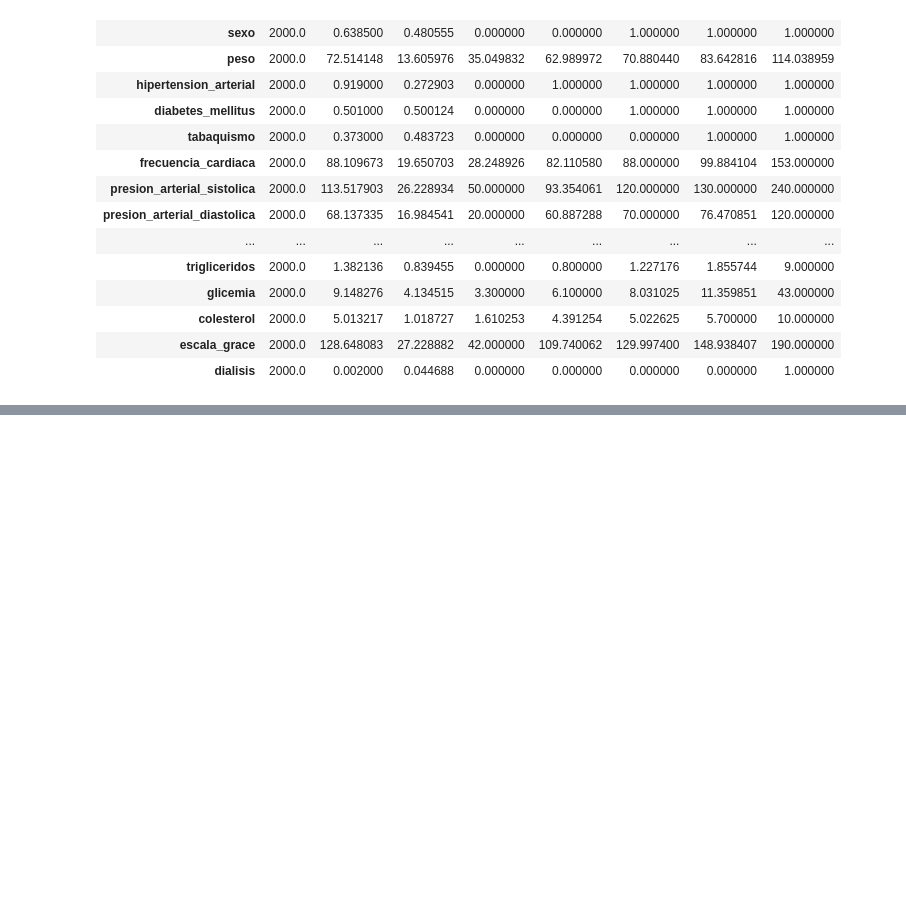
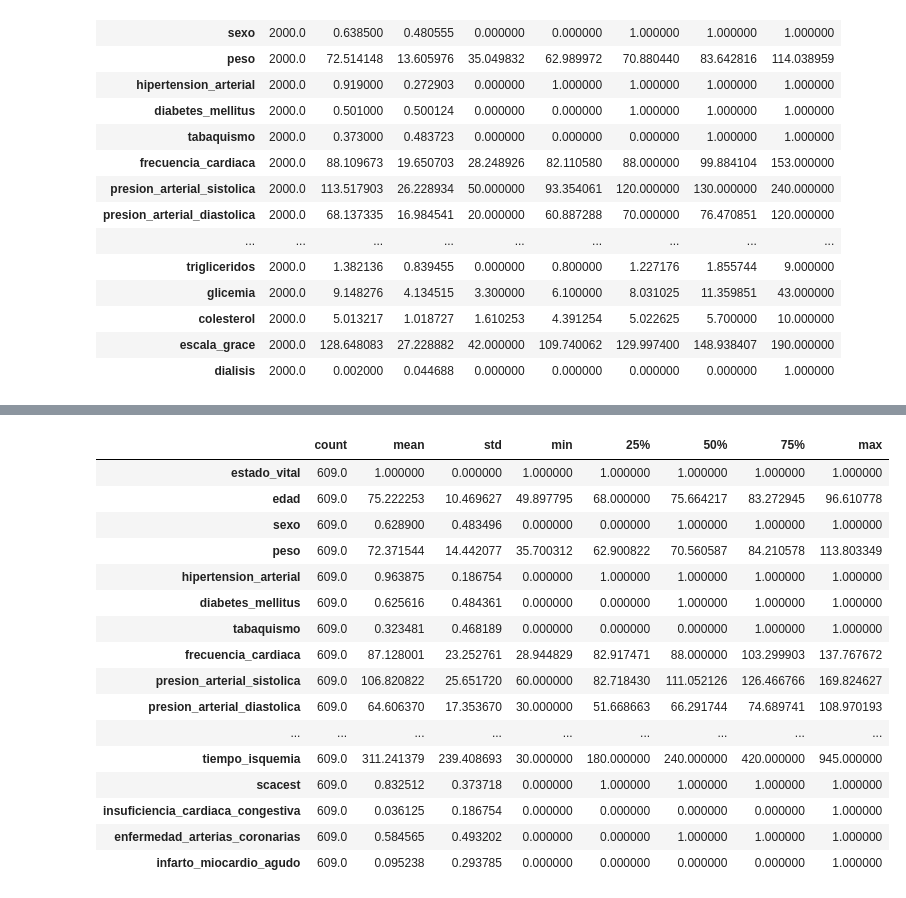
Before and after one commit to deborahfam/RECUIMA_UH_ML, a Jupyter notebook: aumentando_datos.ipynb, the cells around one changed output, grey strips where cells are left out. Saved outputs shown, nothing was run; the diff lists cells and outputs as text; code cells hidden in the pictures; blank space fills up the shorter version.

Commit message:
c4 augmented

```diff
--- a/aumentando_datos.ipynb
+++ b/aumentando_datos.ipynb
@@ -192,0 +274,27 @@ mezclado.to_csv(f'{PATH_SAVE}augmented_data__C03__01__F03.csv')
+# %%
+new_dieds = daaug.create_many_mod_record_from_json(746,dieds,'augmented_data/feature_augmented__03.json')
+new_dieds.reset_index(0,drop=True, inplace=True)
+new_alives = daaug.create_many_mod_record_from_json(191,alives,'augmented_data/feature_augmented__03.json')
+new_alives.reset_index(0,drop=True, inplace=True)
+mezclado = pd.concat([alives, new_alives, new_dieds, dieds])
+mezclado.reset_index(0,drop=True, inplace=True)
+# %%
+mezclado.describe().T
+# %% [output]
+|  | count | mean | std | min | 25% | 50% | 75% | max |
+| estado_vital | 609.0 | 1.000000 | 0.000000 | 1.000000 | 1.000000 | 1.000000 | 1.000000 | 1.000000 |
+| edad | 609.0 | 75.222253 | 10.469627 | 49.897795 | 68.000000 | 75.664217 | 83.272945 | 96.610778 |
+| sexo | 609.0 | 0.628900 | 0.483496 | 0.000000 | 0.000000 | 1.000000 | 1.000000 | 1.000000 |
+| peso | 609.0 | 72.371544 | 14.442077 | 35.700312 | 62.900822 | 70.560587 | 84.210578 | 113.803349 |
+| hipertension_arterial | 609.0 | 0.963875 | 0.186754 | 0.000000 | 1.000000 | 1.000000 | 1.000000 | 1.000000 |
+| diabetes_mellitus | 609.0 | 0.625616 | 0.484361 | 0.000000 | 0.000000 | 1.000000 | 1.000000 | 1.000000 |
+| tabaquismo | 609.0 | 0.323481 | 0.468189 | 0.000000 | 0.000000 | 0.000000 | 1.000000 | 1.000000 |
+| frecuencia_cardiaca | 609.0 | 87.128001 | 23.252761 | 28.944829 | 82.917471 | 88.000000 | 103.299903 | 137.767672 |
+| presion_arterial_sistolica | 609.0 | 106.820822 | 25.651720 | 60.000000 | 82.718430 | 111.052126 | 126.466766 | 169.824627 |
+| presion_arterial_diastolica | 609.0 | 64.606370 | 17.353670 | 30.000000 | 51.668663 | 66.291744 | 74.689741 | 108.970193 |
+| ... | ... | ... | ... | ... | ... | ... | ... | ... |
+| tiempo_isquemia | 609.0 | 311.241379 | 239.408693 | 30.000000 | 180.000000 | 240.000000 | 420.000000 | 945.000000 |
+| scacest | 609.0 | 0.832512 | 0.373718 | 0.000000 | 1.000000 | 1.000000 | 1.000000 | 1.000000 |
+| insuficiencia_cardiaca_congestiva | 609.0 | 0.036125 | 0.186754 | 0.000000 | 0.000000 | 0.000000 | 0.000000 | 1.000000 |
+| enfermedad_arterias_coronarias | 609.0 | 0.584565 | 0.493202 | 0.000000 | 0.000000 | 1.000000 | 1.000000 | 1.000000 |
+| infarto_miocardio_agudo | 609.0 | 0.095238 | 0.293785 | 0.000000 | 0.000000 | 0.000000 | 0.000000 | 1.000000 |
```
Also changed, not shown: parts of 4 cells of this notebook, 2 other files.
